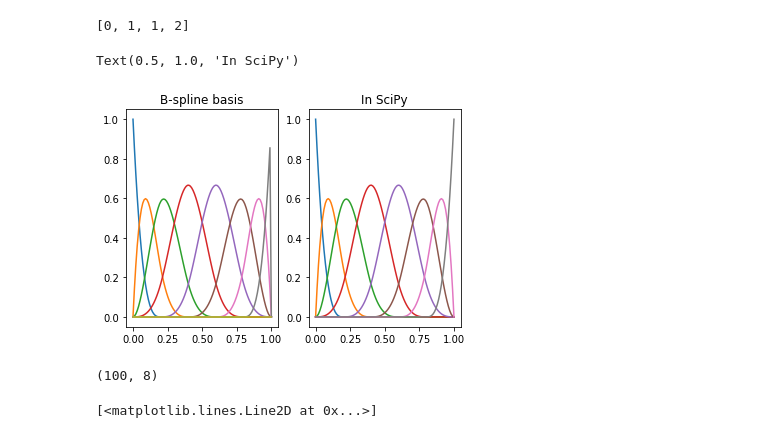
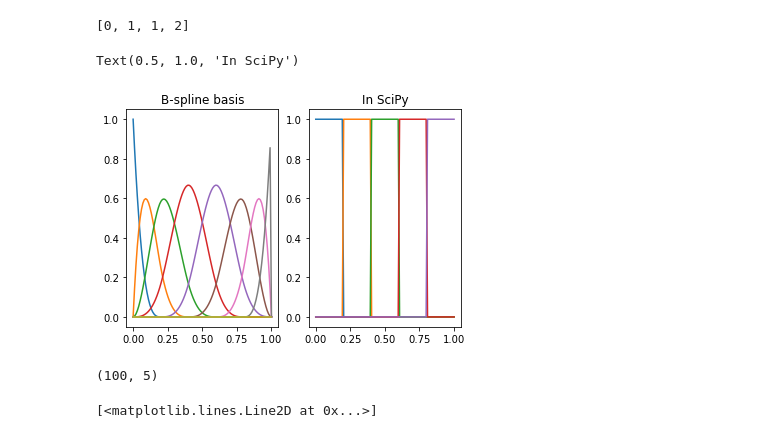
Before and after one commit to majkee15/credit_collections_rl, a Jupyter notebook: analysis_snipetz/bspline-base.ipynb, the cells around one changed output. Saved outputs shown, nothing was run; the diff lists cells and outputs as text; code cells hidden in the pictures.

```diff
--- a/analysis_snipetz/bspline-base.ipynb
+++ b/analysis_snipetz/bspline-base.ipynb
@@ -86,31 +87,33 @@ t[1:]
 # %%
 import patsy # for comparison
 
 these_knots = np.linspace(0,1,6)
 
 # in Patsy/R: nice and sensible
 x = np.linspace(0., 1., 100)
 y = patsy.bs(x, knots=these_knots, degree=3)
 plt.subplot(1,2,1)
 plt.plot(x,y)
 plt.title('B-spline basis')
 
+order = 0
+
 # in scipy: ?????
-numpyknots = np.concatenate(([0,0,0],these_knots,[1,1,1])) # because??
-y_py = np.zeros((x.shape[0], len(these_knots)+2))
-for i in range(len(these_knots)+2):
-    y_py[:,i] = BSpline(numpyknots, (np.arange(len(these_knots)+2)==i).astype(float), 3, extrapolate=False)(x)
+numpyknots = np.concatenate(([0]*order,these_knots,[1]*order)) # because??
+y_py = np.zeros((x.shape[0], len(these_knots) + order - 1))
+for i in range(len(these_knots) + order - 1):
+    y_py[:,i] = BSpline(numpyknots, (np.arange(len(these_knots)+order-1)==i).astype(float), order, extrapolate=False)(x)
 
 plt.subplot(1,2,2)
 plt.plot(x,y_py)
 plt.title('In SciPy')
 # %% [output]
 Text(0.5, 1.0, 'In SciPy')
-[figure, old version]
+[figure, new version]
 # %%
 y_py.shape
 # %% [output]
-(100, 8)
+(100, 5)
 # %%
 fig, ax = plt.subplots()
 plt.plot(x, y_py[:,0])
```
Also changed, not shown: parts of 1 cell of this notebook, 3 other files.
